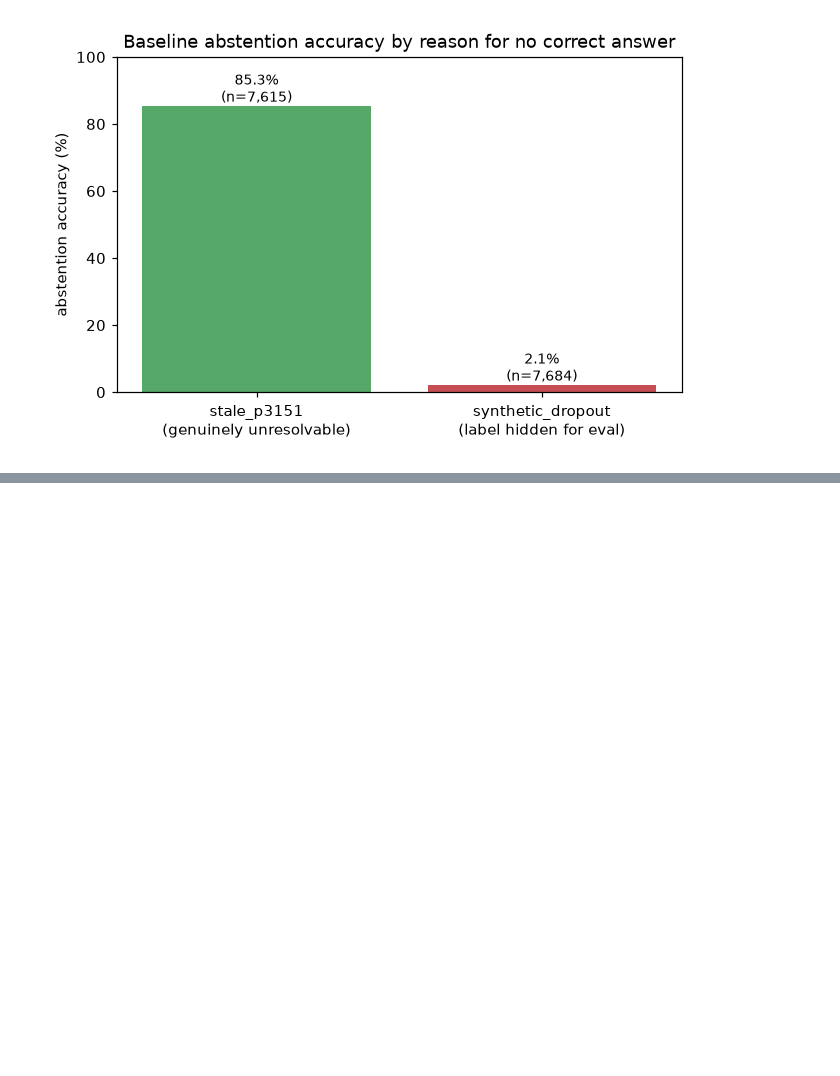
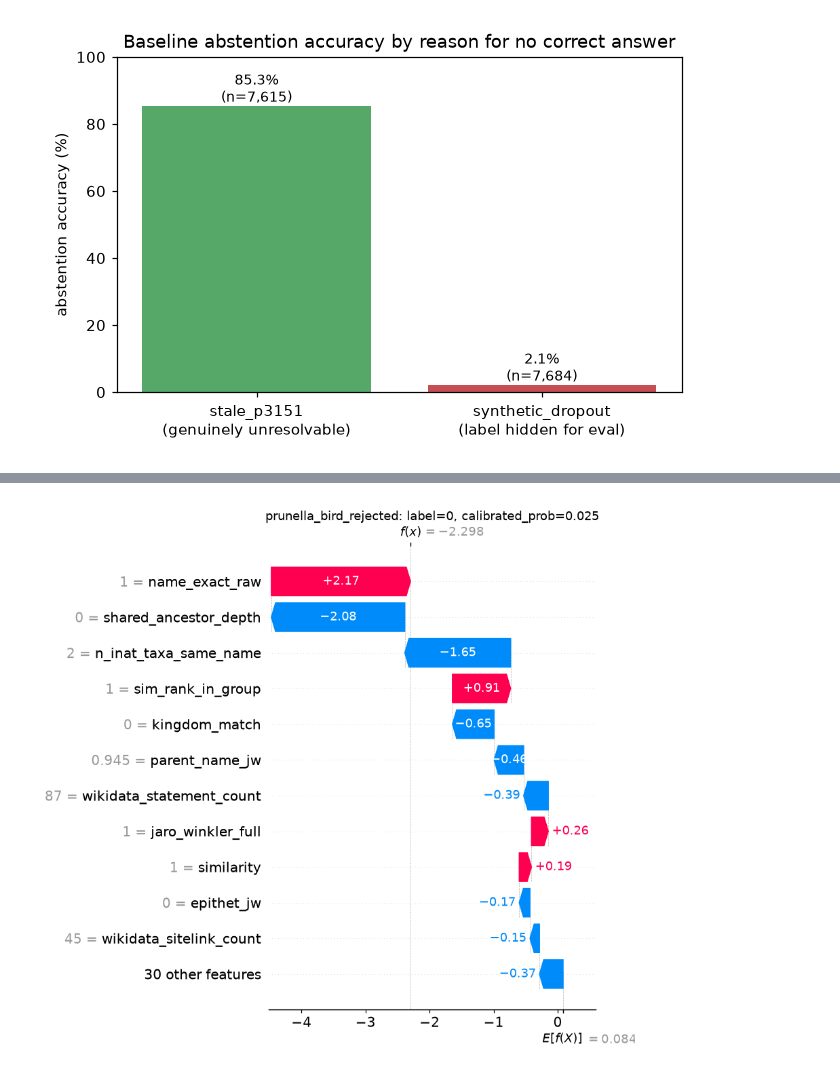
Before and after one commit to Livia-Rasp/xgboost-inat-wikidata-match, a Jupyter notebook: notebooks/01-report.ipynb, the cells around one changed output, grey strips where cells are left out. Saved outputs shown, nothing was run; the diff lists cells and outputs as text; code cells hidden in the pictures; blank space fills up the shorter version.

```diff
--- a/notebooks/01-report.ipynb
+++ b/notebooks/01-report.ipynb
@@ -630,0 +875,12 @@ plt.show()
+# %%
+prunella_bird = scored[(scored["wikidata_qid"] == "Q148652") & (scored["label"] == 0)].iloc[0]
+X_row = _prepare_X(pd.DataFrame([prunella_bird]))
+sv = explainer(X_row)
+sv.feature_names = FEATURE_COLUMNS
+plt.figure()
+shap.plots.waterfall(sv[0], show=False, max_display=12)
+plt.title(f"prunella_bird_rejected: label={prunella_bird['label']}, calibrated_prob={prunella_bird['final_calibrated_prob']:.3f}")
+plt.tight_layout()
+plt.show()
+# %% [output]
+[figure, added]
```
Also changed, not shown: parts of 17 cells of this notebook, 3 other files.
